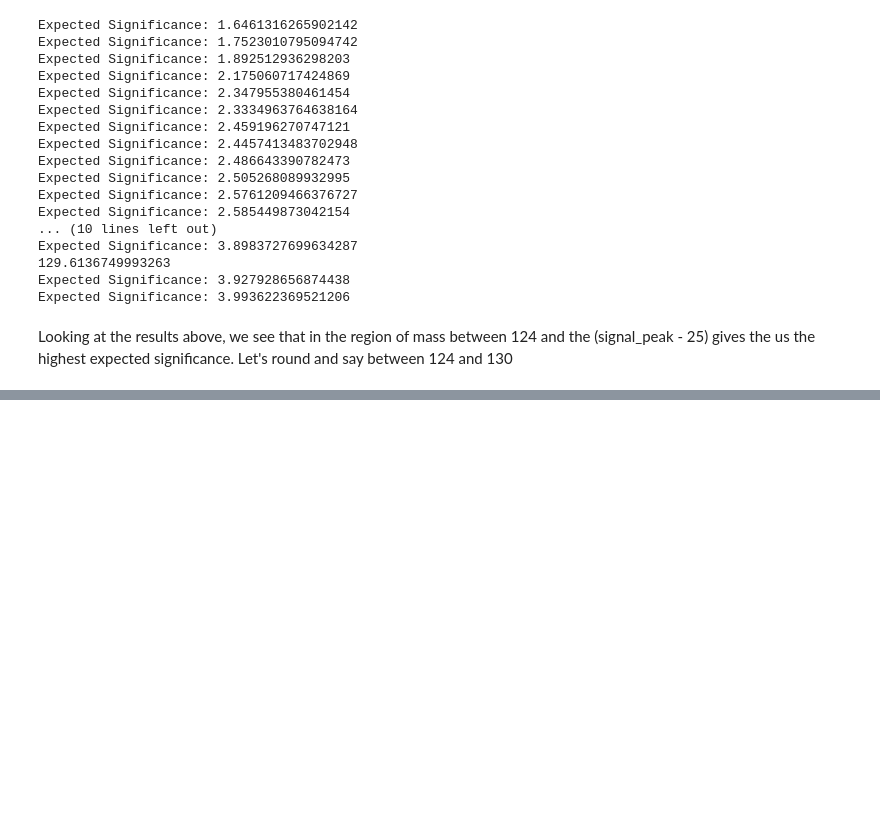
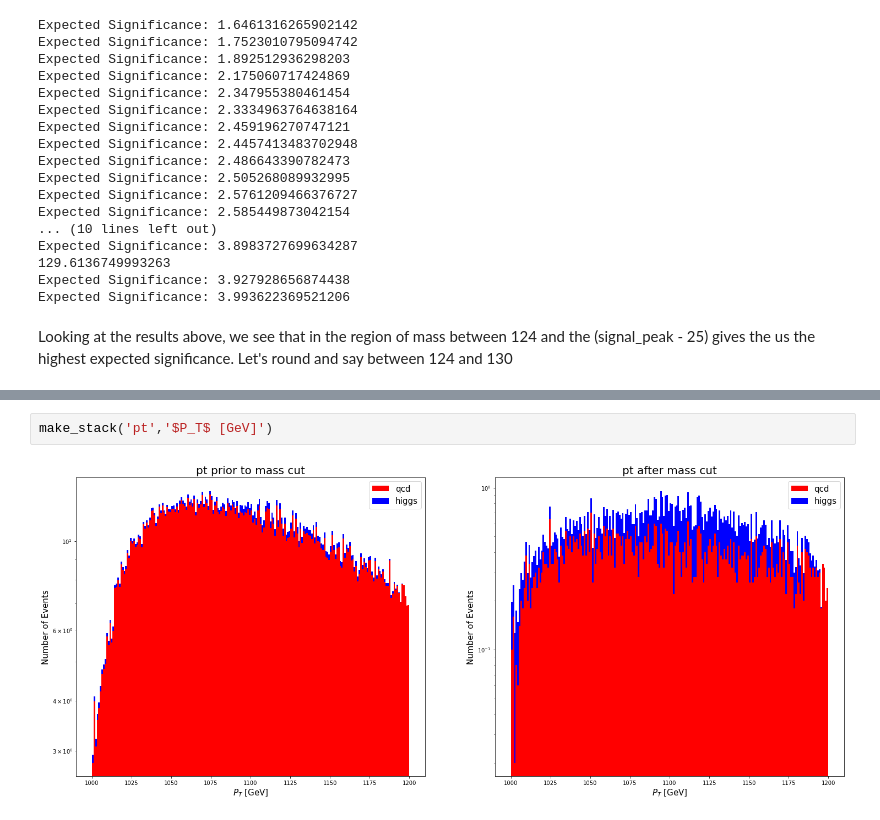
Before and after one commit to MinniVan/PHYS-434, a Jupyter notebook: lab7_8.ipynb, the cells around one changed output, grey strips where cells are left out. Drawn from its saved outputs; the diff is of its cells as text; blank space fills up the shorter version.

```diff
--- a/lab7_8.ipynb
+++ b/lab7_8.ipynb
@@ -159,0 +204,4 @@ A cut of mass between 124 and 130 gives us the highest expected significance: 3.
+# %%
+make_stack('pt','$P_T$ [GeV]')
+# %% [output]
+[figure, added]
```
Also changed, not shown: parts of 34 cells of this notebook.
